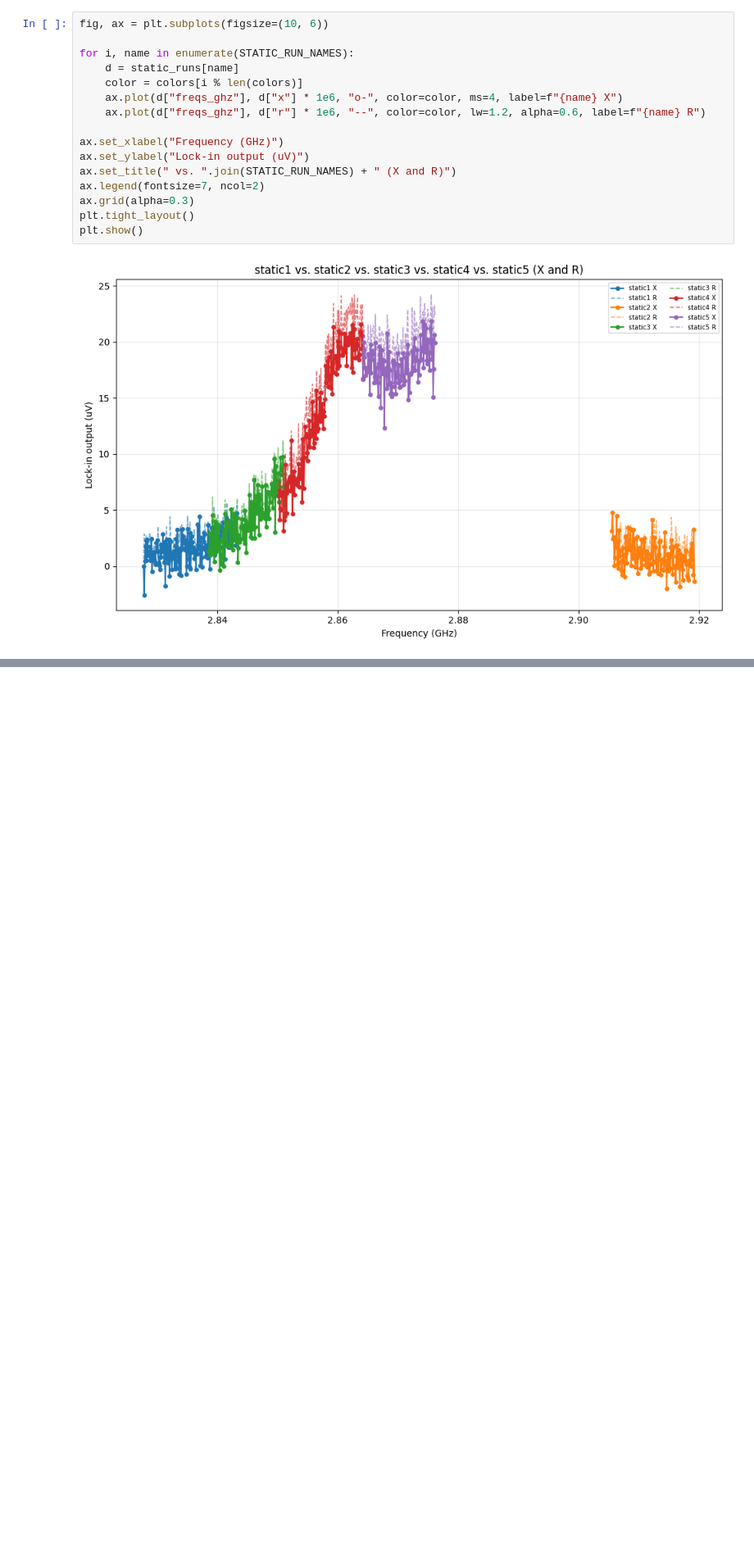
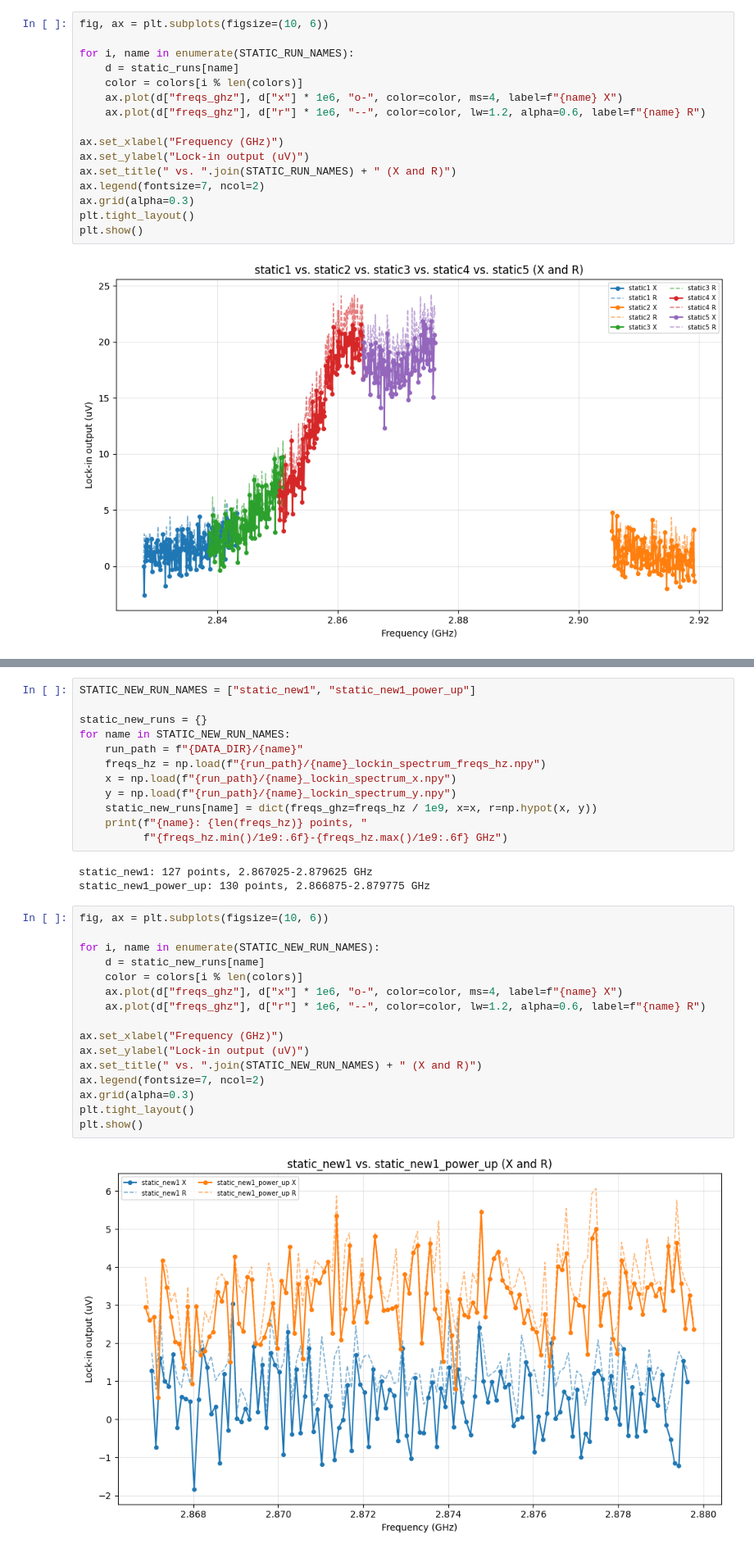
Before and after one commit to meimei2027/diamonds, a Jupyter notebook: experiment/cw_odmr_lock_in_result.ipynb, the cells around one changed output, grey strips where cells are left out. Shown at 82% size. Drawn from its saved outputs; the diff is of its cells as text; blank space fills up the shorter version.

```diff
--- a/experiment/cw_odmr_lock_in_result.ipynb
+++ b/experiment/cw_odmr_lock_in_result.ipynb
@@ -727,0 +732,33 @@ plt.show()
+# %%
+STATIC_NEW_RUN_NAMES = ["static_new1", "static_new1_power_up"]
+
+static_new_runs = {}
+for name in STATIC_NEW_RUN_NAMES:
+    run_path = f"{DATA_DIR}/{name}"
+    freqs_hz = np.load(f"{run_path}/{name}_lockin_spectrum_freqs_hz.npy")
+    x = np.load(f"{run_path}/{name}_lockin_spectrum_x.npy")
+    y = np.load(f"{run_path}/{name}_lockin_spectrum_y.npy")
+    static_new_runs[name] = dict(freqs_ghz=freqs_hz / 1e9, x=x, r=np.hypot(x, y))
+    print(f"{name}: {len(freqs_hz)} points, "
+          f"{freqs_hz.min()/1e9:.6f}-{freqs_hz.max()/1e9:.6f} GHz")
+# %% [output]
+static_new1: 127 points, 2.867025-2.879625 GHz
+static_new1_power_up: 130 points, 2.866875-2.879775 GHz
+# %%
+fig, ax = plt.subplots(figsize=(10, 6))
+
+for i, name in enumerate(STATIC_NEW_RUN_NAMES):
+    d = static_new_runs[name]
+    color = colors[i % len(colors)]
+    ax.plot(d["freqs_ghz"], d["x"] * 1e6, "o-", color=color, ms=4, label=f"{name} X")
+    ax.plot(d["freqs_ghz"], d["r"] * 1e6, "--", color=color, lw=1.2, alpha=0.6, label=f"{name} R")
+
+ax.set_xlabel("Frequency (GHz)")
+ax.set_ylabel("Lock-in output (uV)")
+ax.set_title(" vs. ".join(STATIC_NEW_RUN_NAMES) + " (X and R)")
+ax.legend(fontsize=7, ncol=2)
+ax.grid(alpha=0.3)
+plt.tight_layout()
+plt.show()
+# %% [output]
+[figure, added]
```
Also changed, not shown: parts of 1 cell of this notebook, 1 other file.
